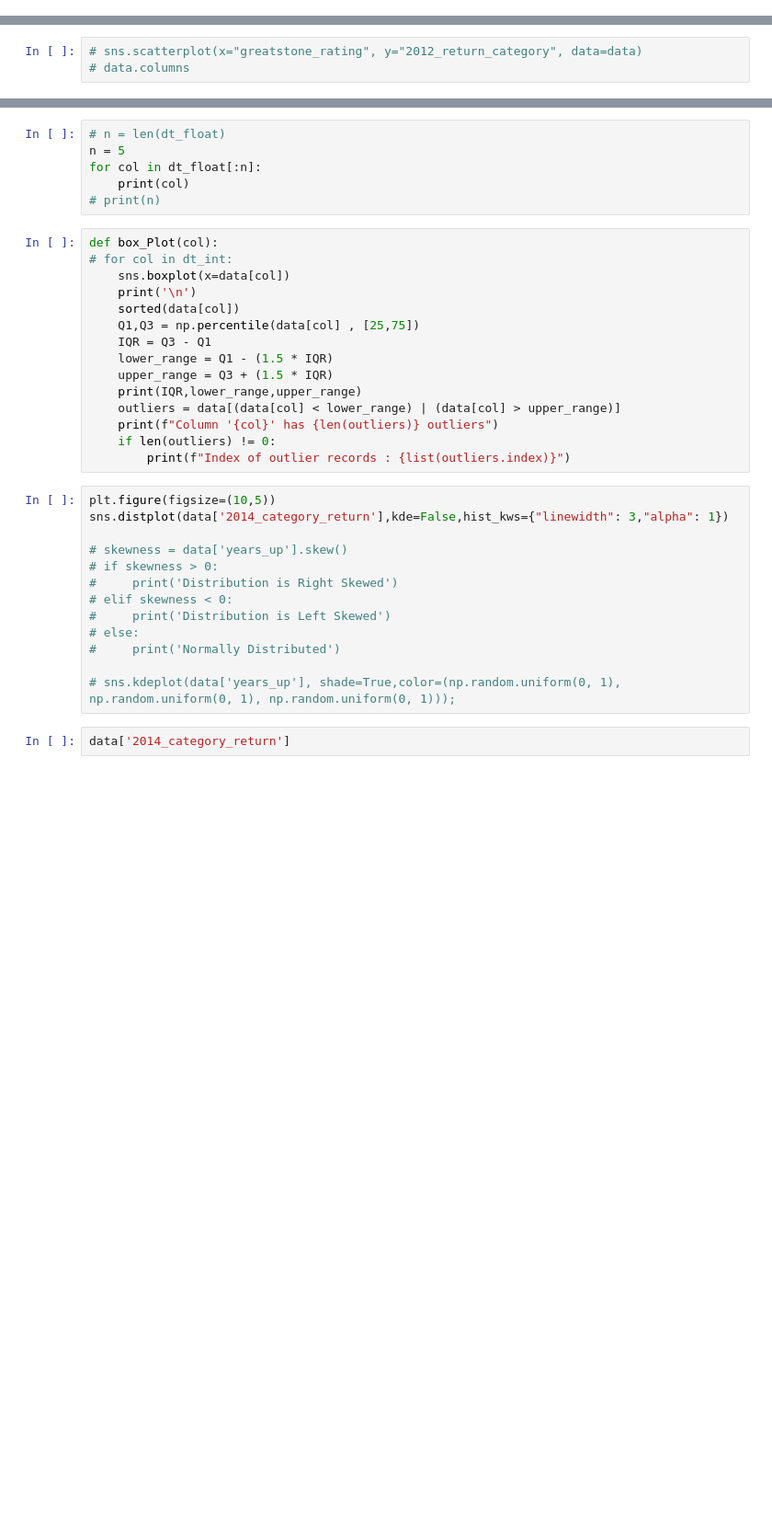
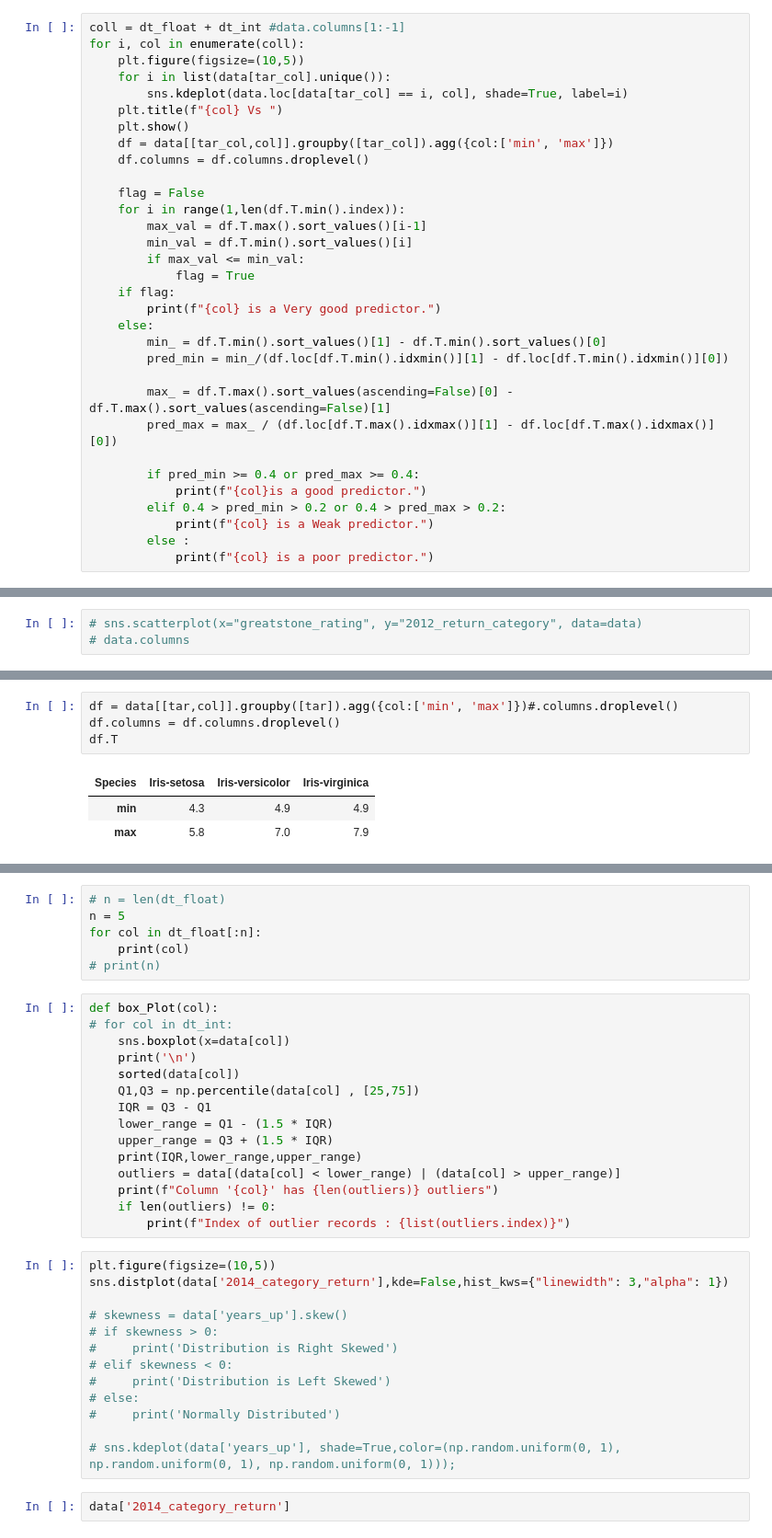
Before and after one commit to sivasaiyadav8143/Automated-Vizualization, a Jupyter notebook: Automated Vizualization.ipynb, the cells around one changed output, grey strips where cells are left out. Shown at 92% size. Saved outputs shown, nothing was run; the diff lists cells and outputs as text; blank space fills up the shorter version.

```diff
--- a/Automated Vizualization.ipynb
+++ b/Automated Vizualization.ipynb
@@ -317,0 +410,32 @@ greatstone_rating
+# %%
+coll = dt_float + dt_int #data.columns[1:-1]
+for i, col in enumerate(coll):
+    plt.figure(figsize=(10,5))
+    for i in list(data[tar_col].unique()):
+        sns.kdeplot(data.loc[data[tar_col] == i, col], shade=True, label=i)
+    plt.title(f"{col} Vs ")
+    plt.show()
+    df = data[[tar_col,col]].groupby([tar_col]).agg({col:['min', 'max']})
+    df.columns = df.columns.droplevel()
+
+    flag = False
+    for i in range(1,len(df.T.min().index)):
+        max_val = df.T.max().sort_values()[i-1]
+        min_val = df.T.min().sort_values()[i]
+        if max_val <= min_val:
+            flag = True
+    if flag:
+        print(f"{col} is a Very good predictor.")
+    else:
+        min_ = df.T.min().sort_values()[1] - df.T.min().sort_values()[0]
+        pred_min = min_/(df.loc[df.T.min().idxmin()][1] - df.loc[df.T.min().idxmin()][0])
+
+        max_ = df.T.max().sort_values(ascending=False)[0] - df.T.max().sort_values(ascending=False)[1]
+        pred_max = max_ / (df.loc[df.T.max().idxmax()][1] - df.loc[df.T.max().idxmax()][0])
+
+        if pred_min >= 0.4 or pred_max >= 0.4:
+            print(f"{col}is a good predictor.")
+        elif 0.4 > pred_min > 0.2 or 0.4 > pred_max > 0.2:
+            print(f"{col} is a Weak predictor.")
+        else :
+            print(f"{col} is a poor predictor.")
@@ -484 +777,9 @@ iris = sns.load_dataset("iris")
+# %%
+df = data[[tar,col]].groupby([tar]).agg({col:['min', 'max']})#.columns.droplevel()
+df.columns = df.columns.droplevel()
+df.T
+# %% [output]
+| Species | Iris-setosa | Iris-versicolor | Iris-virginica |
+| min | 4.3 | 4.9 | 4.9 |
+| max | 5.8 | 7.0 | 7.9 |
 # %%
```
Also changed, not shown: parts of 44 cells of this notebook.
